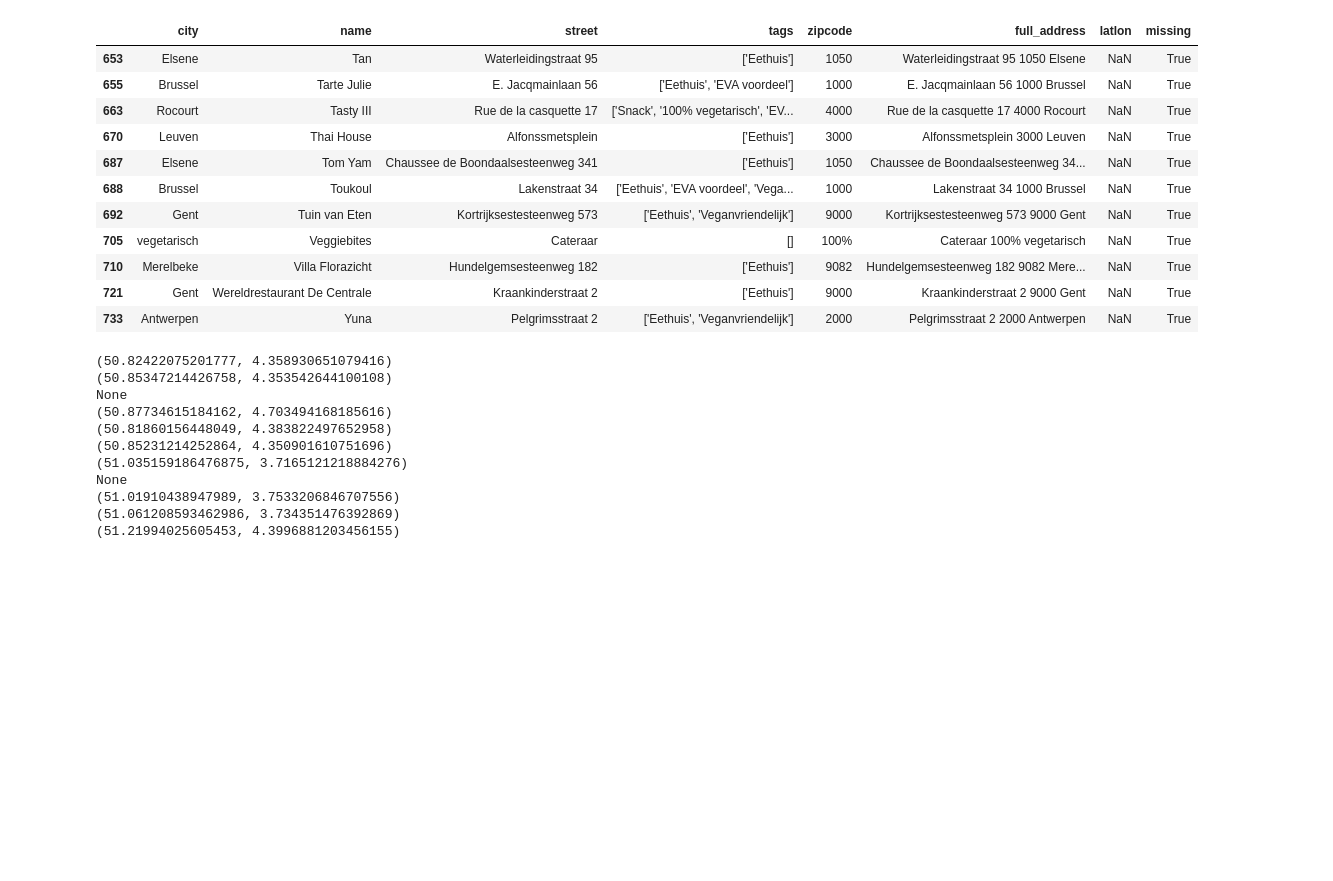
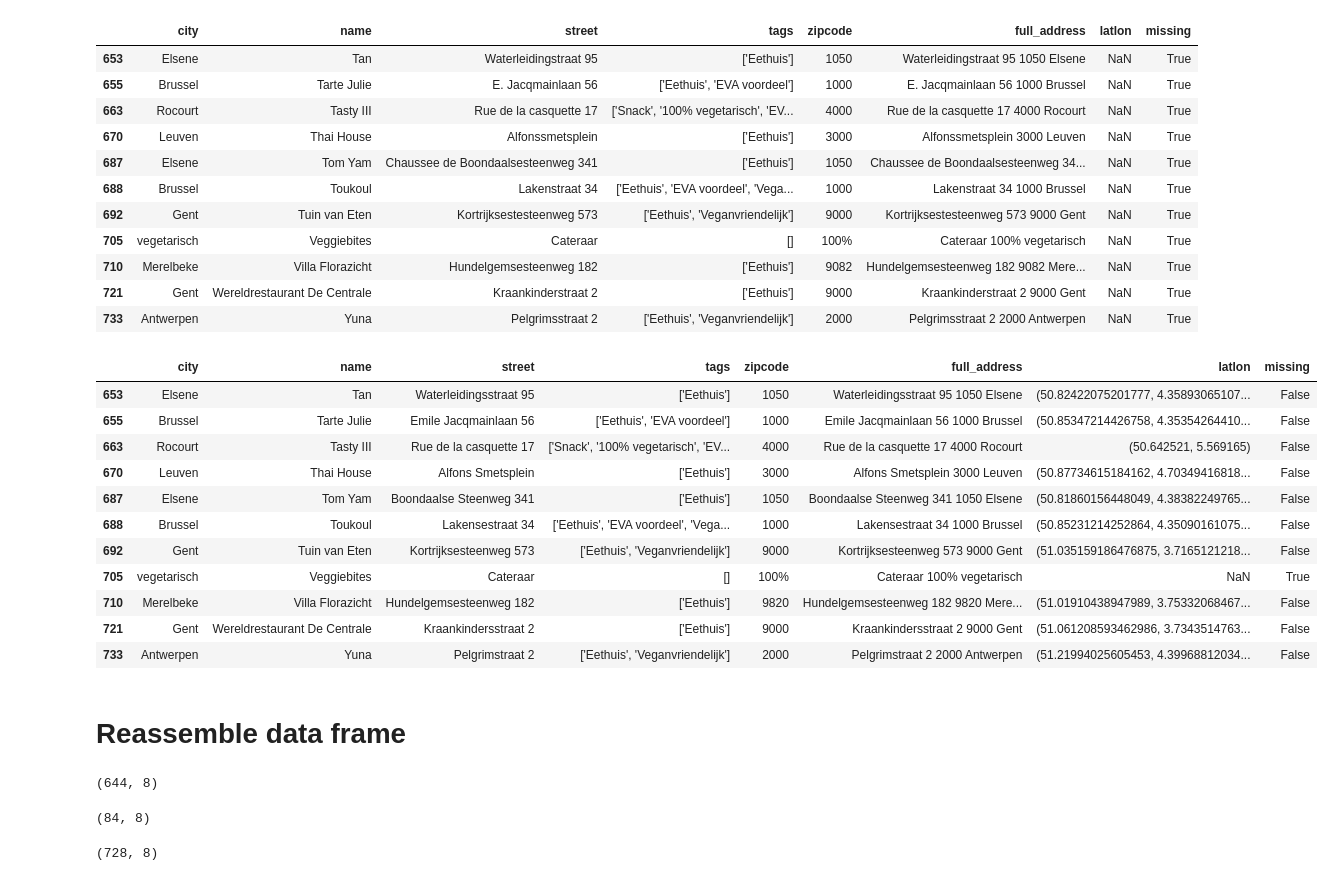
Before and after one commit to drdwitte/data4goodprojects, a Jupyter notebook: EVA/FixMissingAddressData.ipynb, the cells around one changed output. Saved outputs shown, nothing was run; the diff lists cells and outputs as text; code cells hidden in the pictures; blank space fills up the shorter version.

Commit message:
created full dataset with all geocoordinates, ready for web part

```diff
--- a/EVA/FixMissingAddressData.ipynb
+++ b/EVA/FixMissingAddressData.ipynb
@@ -368,28 +426,47 @@ df_notfound[80:95]
 | 721 | Gent | Wereldrestaurant De Centrale | Kraankinderstraat 2 | ['Eethuis'] | 9000 | Kraankinderstraat 2 9000 Gent | NaN | True |
 | 733 | Antwerpen | Yuna | Pelgrimsstraat 2 | ['Eethuis', 'Veganvriendelijk'] | 2000 | Pelgrimsstraat 2 2000 Antwerpen | NaN | True |
 # %%
-print(latlon_from_address('Waterleidingsstraat 95 1050 Elsene'))
-print(latlon_from_address('Emile Jacqmainlaan 56 1000 Brussel'))
-print(latlon_from_address('')) #wallonie => 50°38'33.6"N 5°34'09.1"E
-print(latlon_from_address('Alfons Smetsplein 3000 Leuven'))
-print(latlon_from_address('Boondaalse Steenweg 341 1050 Elsene'))
+overwriteAddress('Waterleidingsstraat 95 1050 Elsene',653,df_notfound)
+overwriteAddress('Emile Jacqmainlaan 56 1000 Brussel',655,df_notfound)
 
-print(latlon_from_address('Lakensestraat 34 1000 Brussel'))
-print(latlon_from_address('Kortrijksesteenweg 573 9000 Gent'))
-print(latlon_from_address('')) #BAD Record
-print(latlon_from_address('Hundelgemsesteenweg 182 9820 Merelbeke'))
-print(latlon_from_address('Kraankindersstraat 2 9000 Gent'))
+#print(latlon_from_address('')) #wallonie => 50°38'33.6"N 5°34'09.1"E
+df_notfound.set_value(663, 'latlon', (50.642521, 5.569165))
+df_notfound.set_value(663, 'missing', False)
 
-print(latlon_from_address('Pelgrimstraat 2 2000 Antwerpen'))
+overwriteAddress('Alfons Smetsplein 3000 Leuven',670,df_notfound)
+overwriteAddress('Boondaalse Steenweg 341 1050 Elsene',687,df_notfound)
+
+overwriteAddress('Lakensestraat 34 1000 Brussel',688,df_notfound)
+overwriteAddress('Kortrijksesteenweg 573 9000 Gent',692,df_notfound)
+#print(latlon_from_address('')) #BAD Record
+overwriteAddress('Hundelgemsesteenweg 182 9820 Merelbeke',710,df_notfound)
+overwriteAddress('Kraankindersstraat 2 9000 Gent',721,df_notfound)
+
+overwriteAddress('Pelgrimstraat 2 2000 Antwerpen',733,df_notfound)
-# %% [output]
-(50.82422075201777, 4.358930651079416)
-(50.85347214426758, 4.353542644100108)
-None
-(50.87734615184162, 4.703494168185616)
-(50.81860156448049, 4.383822497652958)
-(50.85231214252864, 4.350901610751696)
-(51.035159186476875, 3.7165121218884276)
-None
-(51.01910438947989, 3.7533206846707556)
-(51.061208593462986, 3.734351476392869)
-(51.21994025605453, 4.3996881203456155)
+# %%
+df_notfound[80:95]
+# %% [output]
+|  | city | name | street | tags | zipcode | full_address | latlon | missing |
+| 653 | Elsene | Tan | Waterleidingsstraat 95 | ['Eethuis'] | 1050 | Waterleidingsstraat 95 1050 Elsene | (50.82422075201777, 4.35893065107... | False |
+| 655 | Brussel | Tarte Julie | Emile Jacqmainlaan 56 | ['Eethuis', 'EVA voordeel'] | 1000 | Emile Jacqmainlaan 56 1000 Brussel | (50.85347214426758, 4.35354264410... | False |
+| 663 | Rocourt | Tasty III | Rue de la casquette 17 | ['Snack', '100% vegetarisch', 'EV... | 4000 | Rue de la casquette 17 4000 Rocourt | (50.642521, 5.569165) | False |
+| 670 | Leuven | Thai House | Alfons Smetsplein | ['Eethuis'] | 3000 | Alfons Smetsplein 3000 Leuven | (50.87734615184162, 4.70349416818... | False |
+| 687 | Elsene | Tom Yam | Boondaalse Steenweg 341 | ['Eethuis'] | 1050 | Boondaalse Steenweg 341 1050 Elsene | (50.81860156448049, 4.38382249765... | False |
+| 688 | Brussel | Toukoul | Lakensestraat 34 | ['Eethuis', 'EVA voordeel', 'Vega... | 1000 | Lakensestraat 34 1000 Brussel | (50.85231214252864, 4.35090161075... | False |
+| 692 | Gent | Tuin van Eten | Kortrijksesteenweg 573 | ['Eethuis', 'Veganvriendelijk'] | 9000 | Kortrijksesteenweg 573 9000 Gent | (51.035159186476875, 3.7165121218... | False |
+| 705 | vegetarisch | Veggiebites | Cateraar | [] | 100% | Cateraar 100% vegetarisch | NaN | True |
+| 710 | Merelbeke | Villa Florazicht | Hundelgemsesteenweg 182 | ['Eethuis'] | 9820 | Hundelgemsesteenweg 182 9820 Mere... | (51.01910438947989, 3.75332068467... | False |
+| 721 | Gent | Wereldrestaurant De Centrale | Kraankindersstraat 2 | ['Eethuis'] | 9000 | Kraankindersstraat 2 9000 Gent | (51.061208593462986, 3.7343514763... | False |
+| 733 | Antwerpen | Yuna | Pelgrimstraat 2 | ['Eethuis', 'Veganvriendelijk'] | 2000 | Pelgrimstraat 2 2000 Antwerpen | (51.21994025605453, 4.39968812034... | False |
+# %% [markdown]
+# Reassemble data frame
+# %%
+df_found_final = all_data[~all_data['missing']]
+df_found_final.shape
+# %% [output]
+(644, 8)
+# %%
+df_notfound_final = df_notfound[~df_notfound['missing']]
+df_notfound_final.shape
+# %% [output]
+(84, 8)
@@ -395,0 +475,4 @@ None
+# %%
+df_all_final.shape
+# %% [output]
+(728, 8)
```
Also changed, not shown: parts of 11 cells of this notebook, 2 other files.
